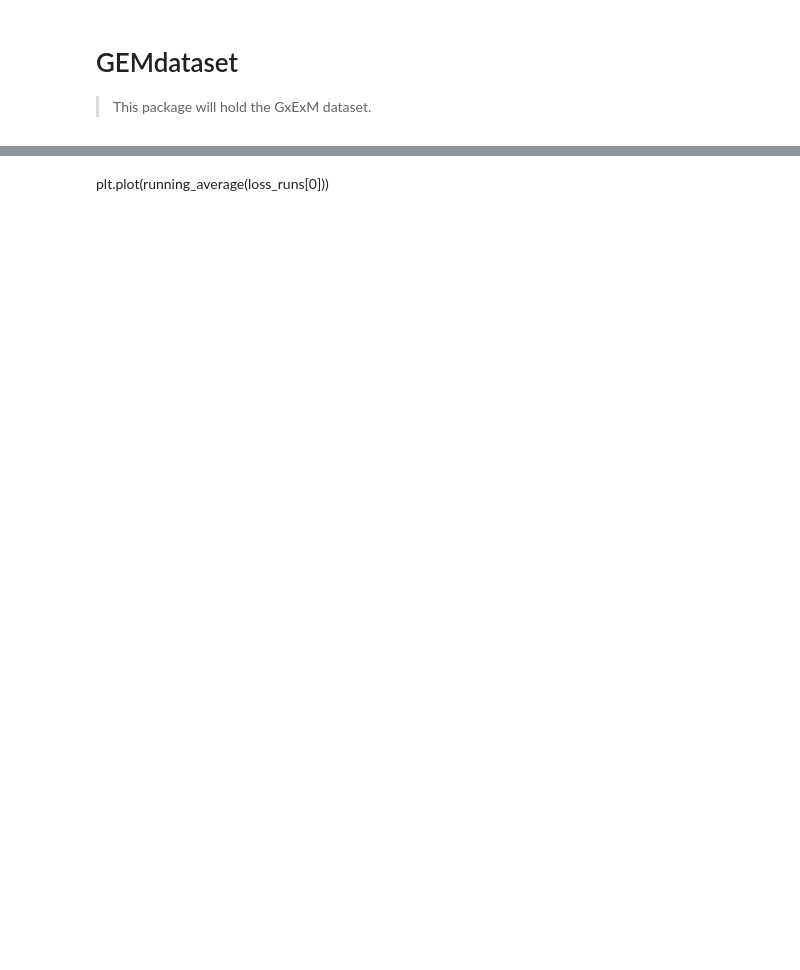
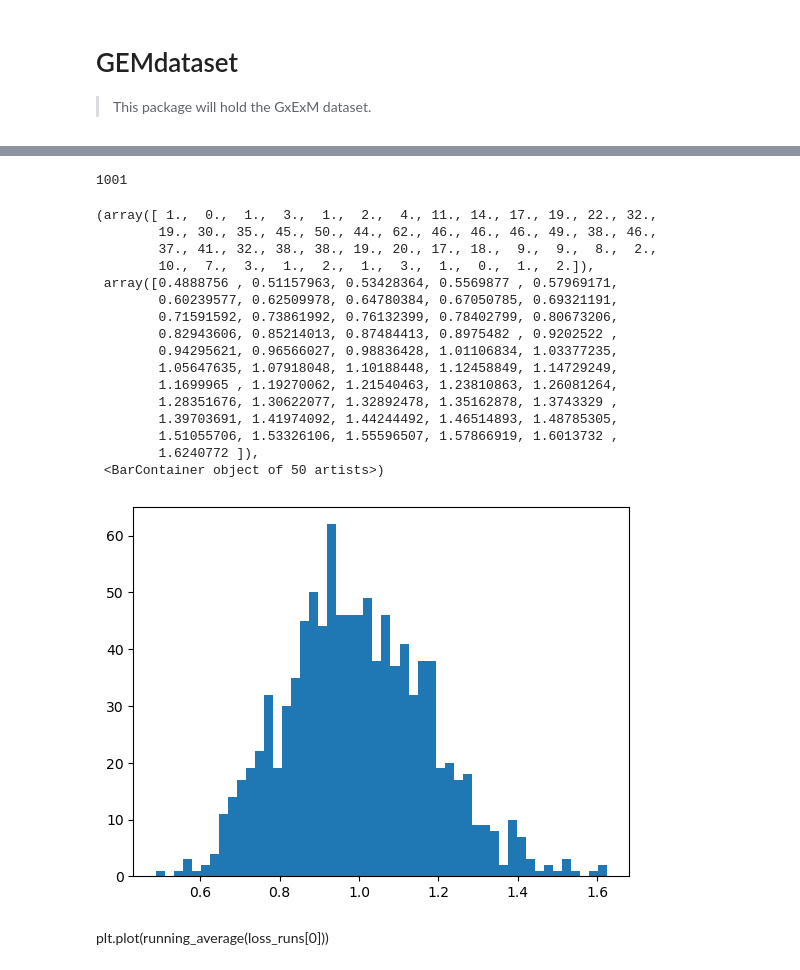
Before and after one commit to cjGO/hybridpredictmaize22, a Jupyter notebook: dev_nbs/scratch_learner.ipynb, the cells around one changed output, grey strips where cells are left out. Cells and saved outputs as stored; diff of their text form; code cells hidden in the pictures; blank space fills up the shorter version.

Commit message:
update models

```diff
--- a/dev_nbs/scratch_learner.ipynb
+++ b/dev_nbs/scratch_learner.ipynb
@@ -200,14 +163,45 @@ class MLP(nn.Module):
+# %%
+class MLP(torch.nn.Module):
+    def __init__(self, input_dim, hidden_dim, output_dim, num_layers=2, dropout=0.1):
+        super().__init__()
+        self.input_dim = input_dim
+        self.hidden_dim = hidden_dim
+        self.output_dim = output_dim
+        self.num_layers = num_layers
+        self.dropout = dropout
+
+        # Create a list of linear layers, with the correct input and output dimensions
+        self.layers = torch.nn.ModuleList([torch.nn.Linear(input_dim if i == 0 else hidden_dim, hidden_dim) for i in range(num_layers - 1)])
+        self.layers.append(torch.nn.Linear(hidden_dim, output_dim))
+
+        # Initialize the weights and biases of the linear layers using the Xavier initialization method
+        for layer in self.layers:
+            torch.nn.init.xavier_uniform_(layer.weight)
+            if layer.bias is not None:
+                torch.nn.init.zeros_(layer.bias)
+
+    def forward(self, x):
+        # Apply the dropout layer to the input
+        x = torch.nn.functional.dropout(x, p=self.dropout, training=self.training)
+
+        # Iterate through the linear layers, applying each one to the input
+        for layer in self.layers:
+            x = layer(x)
+            x = torch.nn.functional.relu(x)
+            x = torch.nn.functional.dropout(x, p=self.dropout, training=self.training)
+
+        return x
 # %%
 losses = []
 predslist = []
-model = MLP(100,5840,5000,1)
+model = MLP(500,50,1, num_layers=5)
 opt = torch.optim.SGD(model.parameters(), lr=.01)
 loss_func = F.mse_loss
 for _ in range(1):
     for c, (y,g,w) in tqdm(enumerate(tr_dataloader)):
         g = g.type(torch.float32)
         w = w.type(torch.float32)
-        preds = model([g,w])
+        preds = model(g)
         if preds[0].isnan():
             print('----------')
             print('y',y)
@@ -227,3 +221,5 @@ for _ in range(1):
         if c > 1000:
             print(c)
             break
+# %% [output]
+1001
@@ -234,3 +226,23 @@ bs=5
+# %%
+plt.hist(losses,bins = 50)
+# %% [output]
+(array([ 1.,  0.,  1.,  3.,  1.,  2.,  4., 11., 14., 17., 19., 22., 32.,
+        19., 30., 35., 45., 50., 44., 62., 46., 46., 46., 49., 38., 46.,
+        37., 41., 32., 38., 38., 19., 20., 17., 18.,  9.,  9.,  8.,  2.,
+        10.,  7.,  3.,  1.,  2.,  1.,  3.,  1.,  0.,  1.,  2.]),
+ array([0.4888756 , 0.51157963, 0.53428364, 0.5569877 , 0.57969171,
+        0.60239577, 0.62509978, 0.64780384, 0.67050785, 0.69321191,
+        0.71591592, 0.73861992, 0.76132399, 0.78402799, 0.80673206,
+        0.82943606, 0.85214013, 0.87484413, 0.8975482 , 0.9202522 ,
+        0.94295621, 0.96566027, 0.98836428, 1.01106834, 1.03377235,
+        1.05647635, 1.07918048, 1.10188448, 1.12458849, 1.14729249,
+        1.1699965 , 1.19270062, 1.21540463, 1.23810863, 1.26081264,
+        1.28351676, 1.30622077, 1.32892478, 1.35162878, 1.3743329 ,
+        1.39703691, 1.41974092, 1.44244492, 1.46514893, 1.48785305,
+        1.51055706, 1.53326106, 1.55596507, 1.57866919, 1.6013732 ,
+        1.6240772 ]),
+ <BarContainer object of 50 artists>)
+[figure, added]
 # %%
 samps = []
 
```
Also changed, not shown: parts of 5 cells of this notebook, 5 other files.
